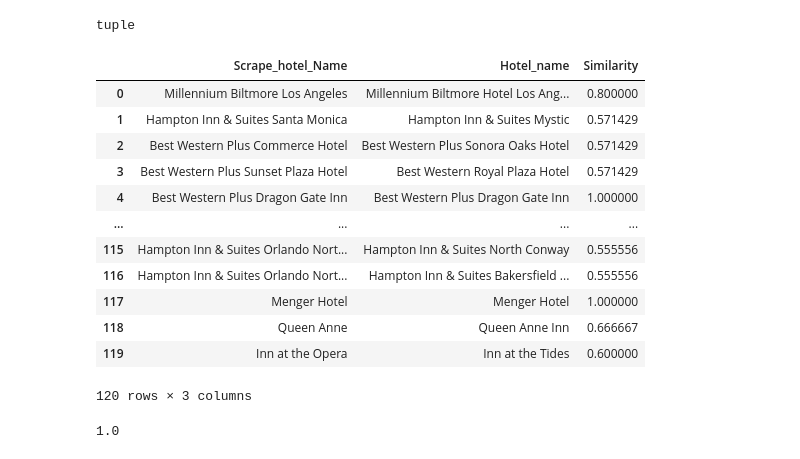
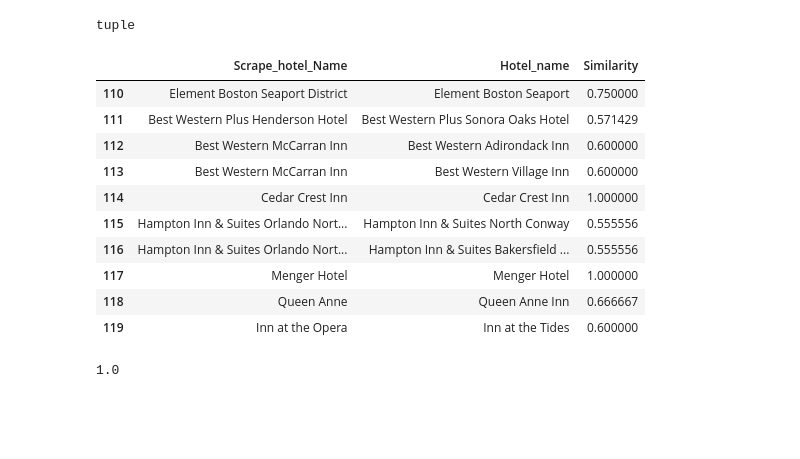
Before and after one commit to ushanj/Synthetic_Data, a Jupyter notebook: Hotel_data_synthetic.ipynb, the cells around one changed output. Saved outputs shown, nothing was run; the diff lists cells and outputs as text; code cells hidden in the pictures; blank space fills up the shorter version.

```diff
--- a/Hotel_data_synthetic.ipynb
+++ b/Hotel_data_synthetic.ipynb
@@ -16,0 +17,2 @@ df4.tail()
+# %%
+df4['percentage'] = (df4['profit']/df4['bookingvalue'])*100
@@ -89,21 +95,19 @@ tuple
 # %%
 df = pd.DataFrame(similar_sentences,columns=['Scrape_hotel_Name','Hotel_name','Similarity'])
 # %%
-df
+df.tail(10)
 # %% [output]
 |  | Scrape_hotel_Name | Hotel_name | Similarity |
-| 0 | Millennium Biltmore Los Angeles | Millennium Biltmore Hotel Los Ang... | 0.800000 |
-| 1 | Hampton Inn & Suites Santa Monica | Hampton Inn & Suites Mystic | 0.571429 |
-| 2 | Best Western Plus Commerce Hotel | Best Western Plus Sonora Oaks Hotel | 0.571429 |
-| 3 | Best Western Plus Sunset Plaza Hotel | Best Western Royal Plaza Hotel | 0.571429 |
-| 4 | Best Western Plus Dragon Gate Inn | Best Western Plus Dragon Gate Inn | 1.000000 |
-| ... | ... | ... | ... |
+| 110 | Element Boston Seaport District | Element Boston Seaport | 0.750000 |
+| 111 | Best Western Plus Henderson Hotel | Best Western Plus Sonora Oaks Hotel | 0.571429 |
+| 112 | Best Western McCarran Inn | Best Western Adirondack Inn | 0.600000 |
+| 113 | Best Western McCarran Inn | Best Western Village Inn | 0.600000 |
+| 114 | Cedar Crest Inn | Cedar Crest Inn | 1.000000 |
 | 115 | Hampton Inn & Suites Orlando Nort... | Hampton Inn & Suites North Conway | 0.555556 |
 | 116 | Hampton Inn & Suites Orlando Nort... | Hampton Inn & Suites Bakersfield ... | 0.555556 |
 | 117 | Menger Hotel | Menger Hotel | 1.000000 |
 | 118 | Queen Anne | Queen Anne Inn | 0.666667 |
 | 119 | Inn at the Opera | Inn at the Tides | 0.600000 |
-120 rows × 3 columns
 # %%
 df['Similarity'].max()
 # %% [output]
```
Also changed, not shown: parts of 22 cells of this notebook, 1 other file.
